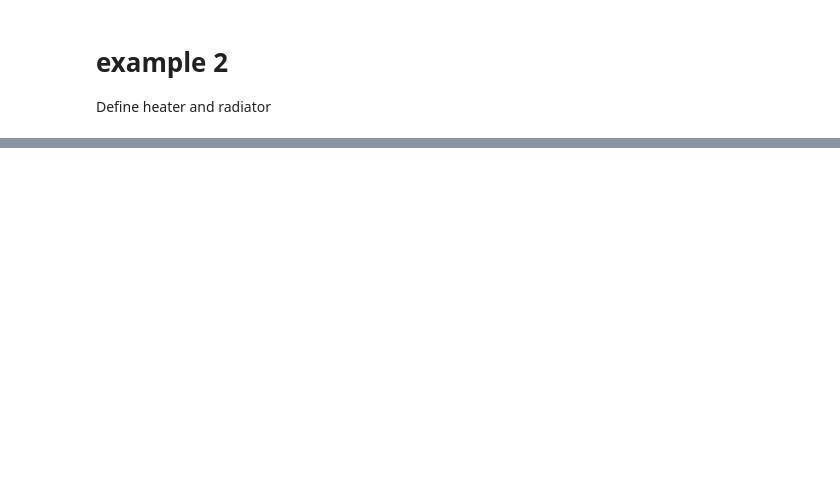
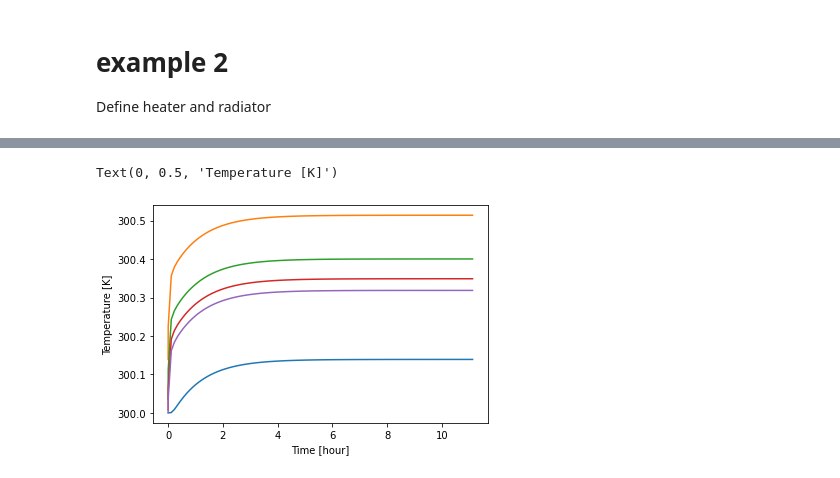
Before and after one commit to mzks/chill, a Jupyter notebook: notebook/simple_example.ipynb, the cells around one changed output, grey strips where cells are left out. Saved outputs shown, nothing was run; the diff lists cells and outputs as text; code cells hidden in the pictures; blank space fills up the shorter version.

```diff
--- a/notebook/simple_example.ipynb
+++ b/notebook/simple_example.ipynb
@@ -131,0 +260,13 @@ Text(0, 0.5, 'Temperature [K]')
+# %%
+temp = np.array(c.temperatures_history)
+time = np.array(c.times_history) / 60. /60
+plt.plot(time, temp[:, 0])
+plt.plot(time, temp[:, 5050])
+plt.plot(time, temp[:, 5049])
+plt.plot(time, temp[:, 5048])
+plt.plot(time, temp[:, 5047])
+plt.xlabel('Time [hour]')
+plt.ylabel('Temperature [K]')
+# %% [output]
+Text(0, 0.5, 'Temperature [K]')
+[figure, added]
```
Also changed, not shown: parts of 27 cells of this notebook, 4 other files.
